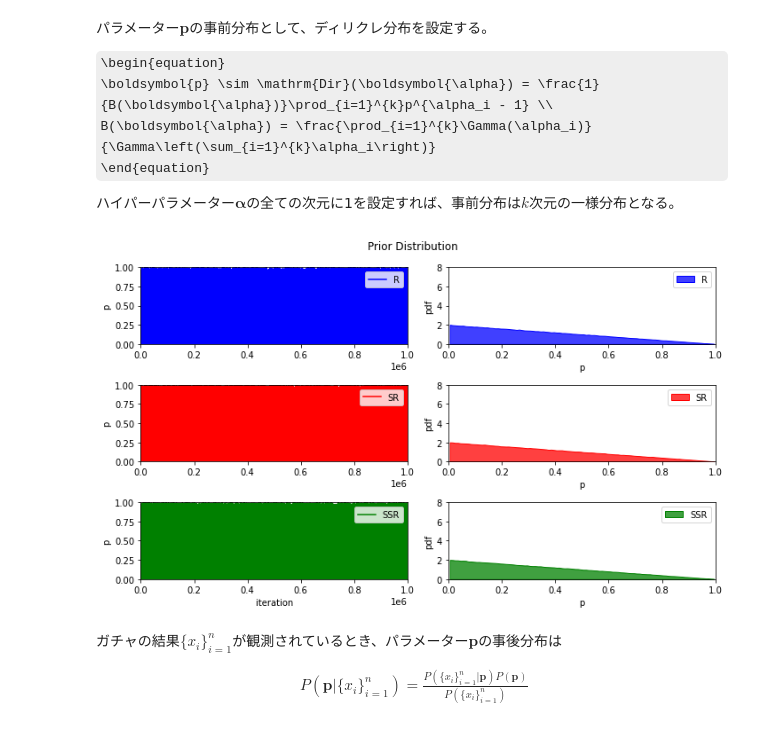
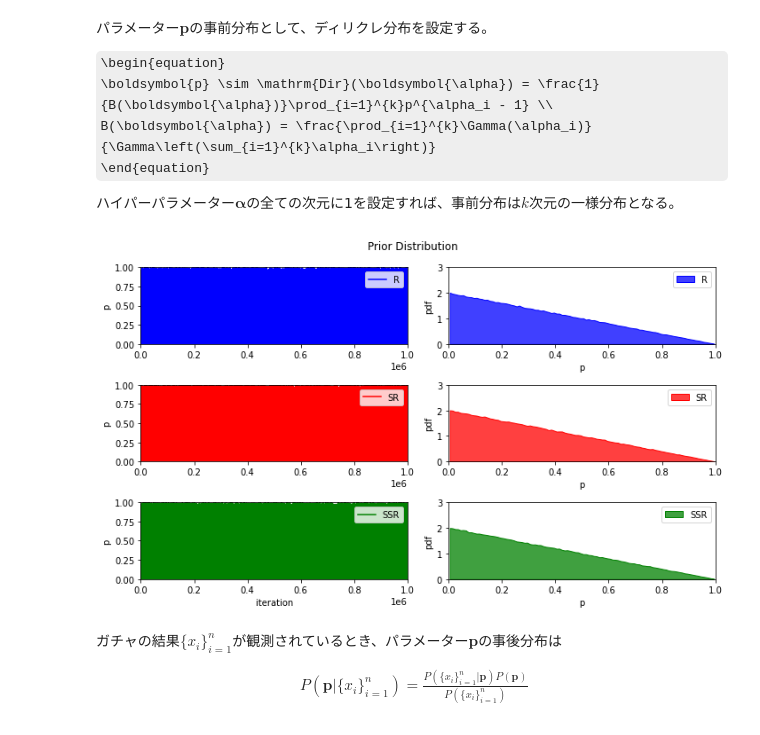
Before and after one commit to kokuno173/gacha, a Jupyter notebook: ガチャ確率ベイズ推定.ipynb, the cells around one changed output. Drawn from its saved outputs; the diff is of its cells as text; code cells hidden in the pictures; some formulas as TeX source.

```diff
--- a/ガチャ確率ベイズ推定.ipynb
+++ b/ガチャ確率ベイズ推定.ipynb
@@ -114,54 +115,10 @@ Prob R: 0.8947 / SR: 0.1053 / SSR: 0.0000
 # %%
 alpha = np.ones(3)
 sample = stats.dirichlet.rvs(alpha, size=int(1e6), random_state=1)
-# %%
-plt.figure(figsize=(10, 6))
-plt.suptitle('Prior Distribution')
-
-plt.subplot(321)
-plt.plot(sample[:, 0], label='R', color='blue')
-plt.xlabel(''), plt.ylabel('p')
-plt.xlim((0, sample.shape[0])), plt.ylim(bottom=0, top=1)
-plt.legend(loc='upper right')
-
-plt.subplot(322)
-sns.histplot(sample[:, 0], stat='density', bins=100, binrange=(0,1),
-             label='R', color='blue', element='poly')
-plt.xlabel('p'), plt.ylabel('pdf')
-plt.xlim(left=0, right=1), plt.ylim(bottom=0, top=8)
-plt.legend()
-
-plt.subplot(323)
-plt.plot(sample[:, 1], label='SR', color='red')
-plt.xlabel(''), plt.ylabel('p')
-plt.xlim((0, sample.shape[0])), plt.ylim(bottom=0, top=1)
-plt.legend(loc='upper right')
-
-plt.subplot(324)
-sns.histplot(sample[:, 1], stat='density', bins=100, binrange=(0,1),
-             label='SR', color='red', element='poly')
-plt.xlabel('p'), plt.ylabel('pdf')
-plt.xlim(left=0, right=1), plt.ylim(bottom=0, top=8)
-plt.legend()
-
-plt.subplot(325)
-plt.plot(sample[:, 2], label='SSR', color='green')
-plt.xlabel('iteration'), plt.ylabel('p')
-plt.xlim((0, sample.shape[0])), plt.ylim(bottom=0, top=1)
-plt.legend(loc='upper right')
-
-plt.subplot(326)
-sns.histplot(sample[:, 2], stat='density', bins=100, binrange=(0,1),
-             label='SSR', color='green', element='poly')
-plt.xlabel('p'), plt.ylabel('pdf')
-plt.xlim(left=0, right=1), plt.ylim(bottom=0, top=8)
-plt.legend()
-
-plt.tight_layout()
-
-plt.show()
-# %% [output]
-[figure, removed]
+# %%
+plot_sample(sample, bins=100, xlim=(0, 1), ylim=(0, 3), element='poly')
+# %% [output]
+[figure, added]
 # %% [markdown]
 ガチャの結果$\lbrace x_i \rbrace_{i=1}^n$が観測されているとき、パラメーター$\boldsymbol{p}$の事後分布は
 
```
Also changed, not shown: parts of 12 cells of this notebook, 1 other file.
